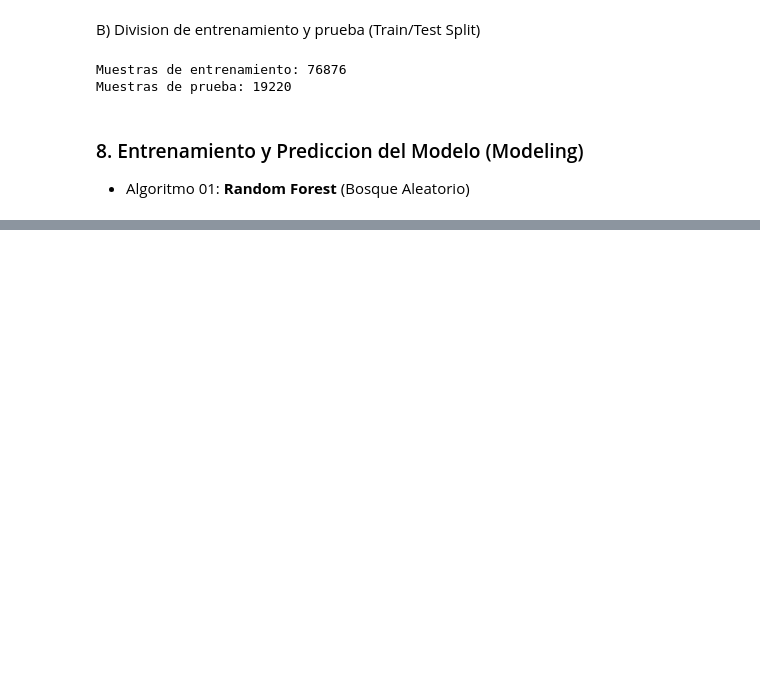
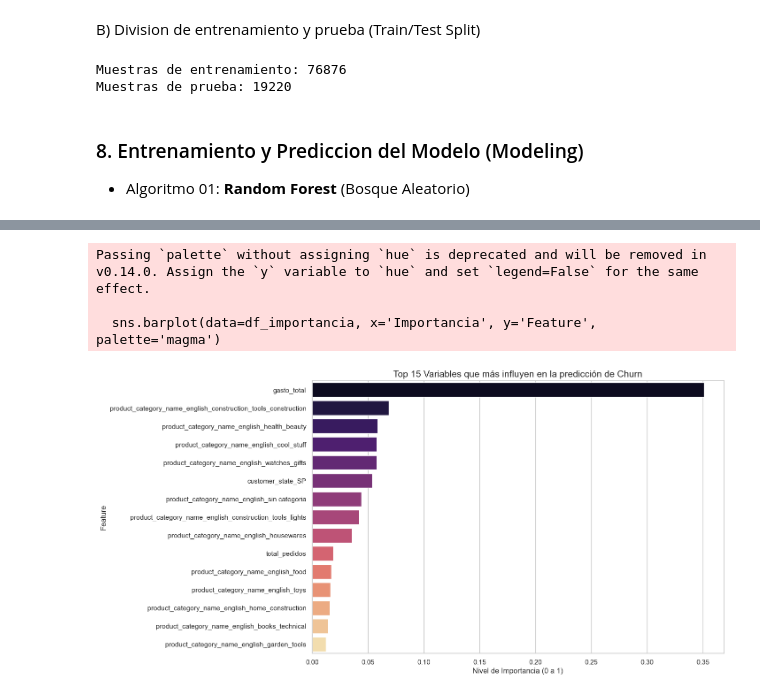
Before and after one commit to wilhayla/THE_HATCH_DATA_SCIENCE_OLIST_CHALLENGE, a Jupyter notebook: notbooks/02_feature_engineering.ipynb, the cells around one changed output, grey strips where cells are left out. Drawn from its saved outputs; the diff is of its cells as text; code cells hidden in the pictures; blank space fills up the shorter version.

Commit message:
Entrenamiento y prediccion del Modelo

```diff
--- a/notbooks/02_feature_engineering.ipynb
+++ b/notbooks/02_feature_engineering.ipynb
@@ -785,4 +785,21 @@ Muestras de prueba: 19220
 from sklearn.ensemble import RandomForestClassifier
 from sklearn.metrics import classification_report, confusion_matrix
 
-# 1. Instanciar el model
+# 1. Instanciar el modelo
+# Usamos 100 arboles y limitamos la profundidad para evitar que memorice (overfitting)
+
+modelo_churn = RandomForestClassifier(
+    n_estimators=100,
+    max_depth=10,
+    random_state=42
+)
+
+# 2. ENTRENAMIENTO (El modelo estudia el Train Set)
+modelo_churn.fit(X_train, y_train)
+
+# 3. PREDICCION (El modelo toma el examen con el Test Set)
+y_pred = modelo_churn.predict(X_test)
+
+# 4. RESULTADOS
+print("=== Reporte de Clasificacion ===")
+print(classification_report(y_test, y_pred))
@@ -788,0 +816,20 @@ from sklearn.metrics import classification_report, confusion_matrix
+# %%
+# 1. Extraer la importancia de las variables
+importancias = modelo_churn.feature_importances_
+nombres_features = X.columns
+
+# 2. Crear un DataFrame para facilitar la visualización
+df_importancia = pd.DataFrame({'Feature': nombres_features, 'Importancia': importancias})
+df_importancia = df_importancia.sort_values(by='Importancia', ascending=False).head(15)
+
+# 3. Graficar
+plt.figure(figsize=(12, 8))
+sns.barplot(data=df_importancia, x='Importancia', y='Feature', palette='magma')
+plt.title('Top 15 Variables que más influyen en la predicción de Churn', fontsize=15)
+plt.xlabel('Nivel de Importancia (0 a 1)')
+plt.show()
+# %% [output]
+Passing `palette` without assigning `hue` is deprecated and will be removed in v0.14.0. Assign the `y` variable to `hue` and set `legend=False` for the same effect.
+
+  sns.barplot(data=df_importancia, x='Importancia', y='Feature', palette='magma')
+[figure, added]
```
Also changed, not shown: parts of 1 cell of this notebook.
